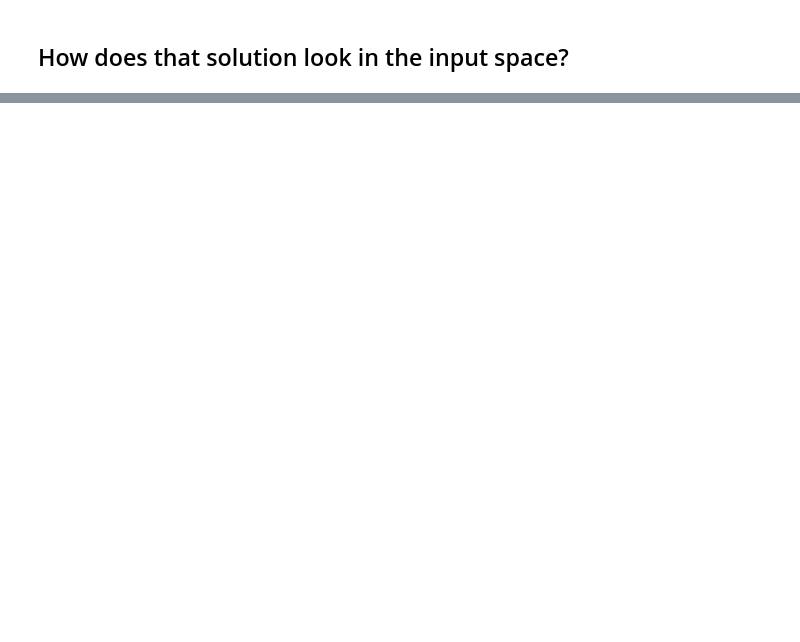
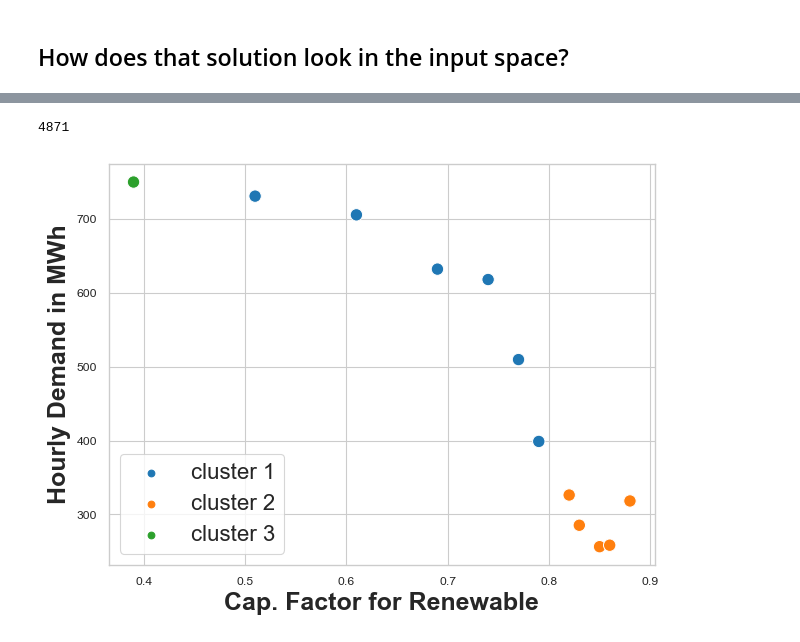
Before and after one commit to dcardonav/psom_tutorial, a Jupyter notebook: 03_Power_Systems_Optimization_2.ipynb, the cells around one changed output, grey strips where cells are left out. Cells and saved outputs as stored; diff of their text form; code cells hidden in the pictures; blank space fills up the shorter version.

```diff
--- a/03_Power_Systems_Optimization_2.ipynb
+++ b/03_Power_Systems_Optimization_2.ipynb
@@ -95,0 +115,23 @@ plt.show()
+# %%
+(df_input_copy_b4.basis==1).sum()
+# %% [output]
+4871
+# %%
+df_plot1 = pd.read_excel("data_basis_plot1.xlsx")
+df_plot2 = pd.read_excel("data_basis_plot2.xlsx")
+df_plot1.head()
+
+df_plot1['basis'] = df_plot1.basis.str.replace('b', 'cluster ')
+df_plot2['basis'] = df_plot2.basis.str.replace('b', 'cluster ')
+# %%
+sns.set_style(style='whitegrid')
+sns.set_context(context='paper')
+df_plot1['basis'] = df_plot1['basis'].astype('category')
+ax = sns.scatterplot(df_plot1, y='demand', x='cap_factor', hue=df_plot1['basis'], s=80)
+ax.legend(fontsize=16, loc='lower left')
+ax.set_xlabel('Cap. Factor for Renewable', fontdict={'weight':'bold', 'fontsize': 18})
+ax.set_ylabel('Hourly Demand in MWh', fontdict={'weight': 'bold', 'fontsize': 18})
+plt.tight_layout()
+plt.show()
+# %% [output]
+[figure, added]
```
Also changed, not shown: parts of 6 cells of this notebook, 58 other files.
